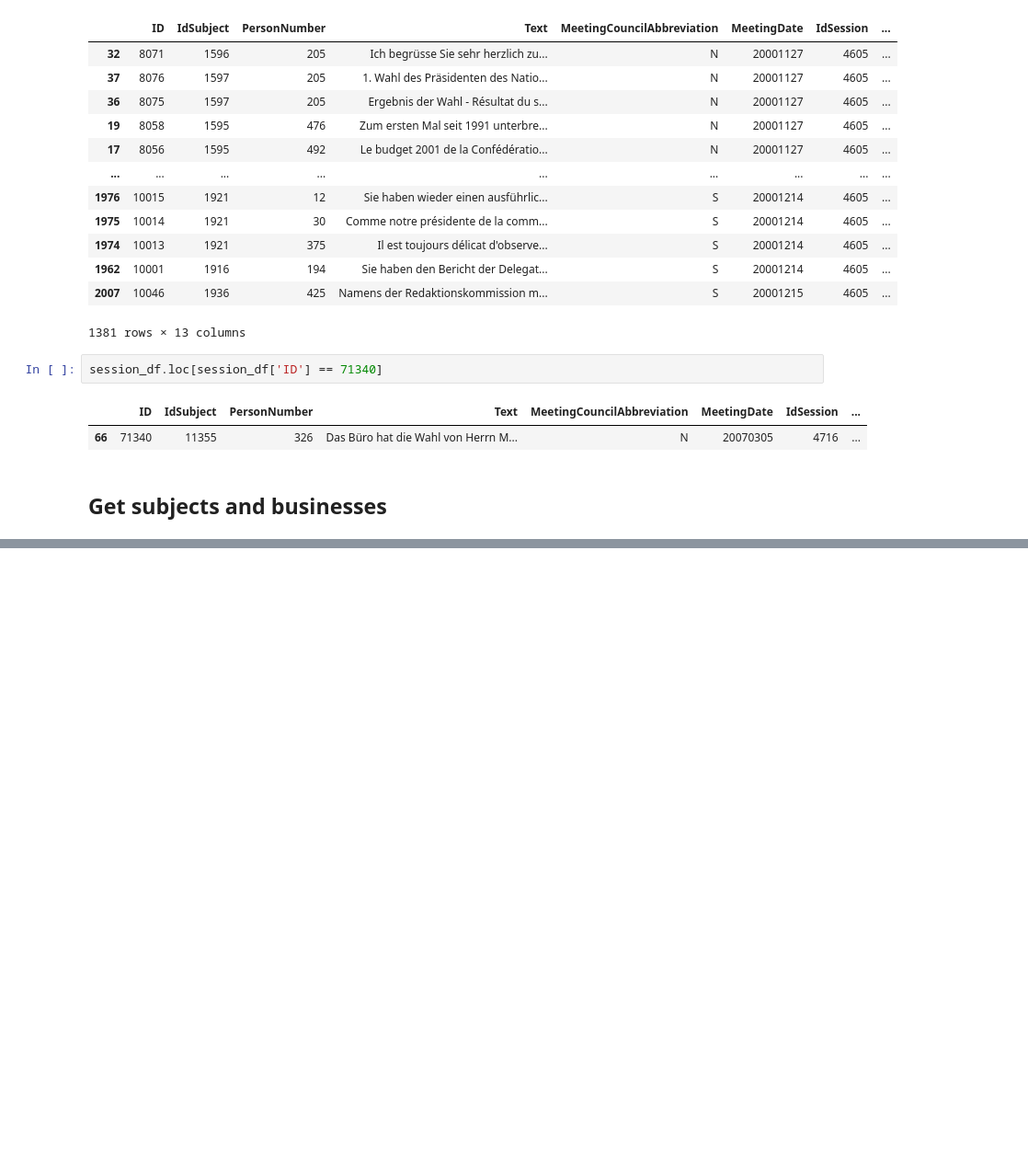
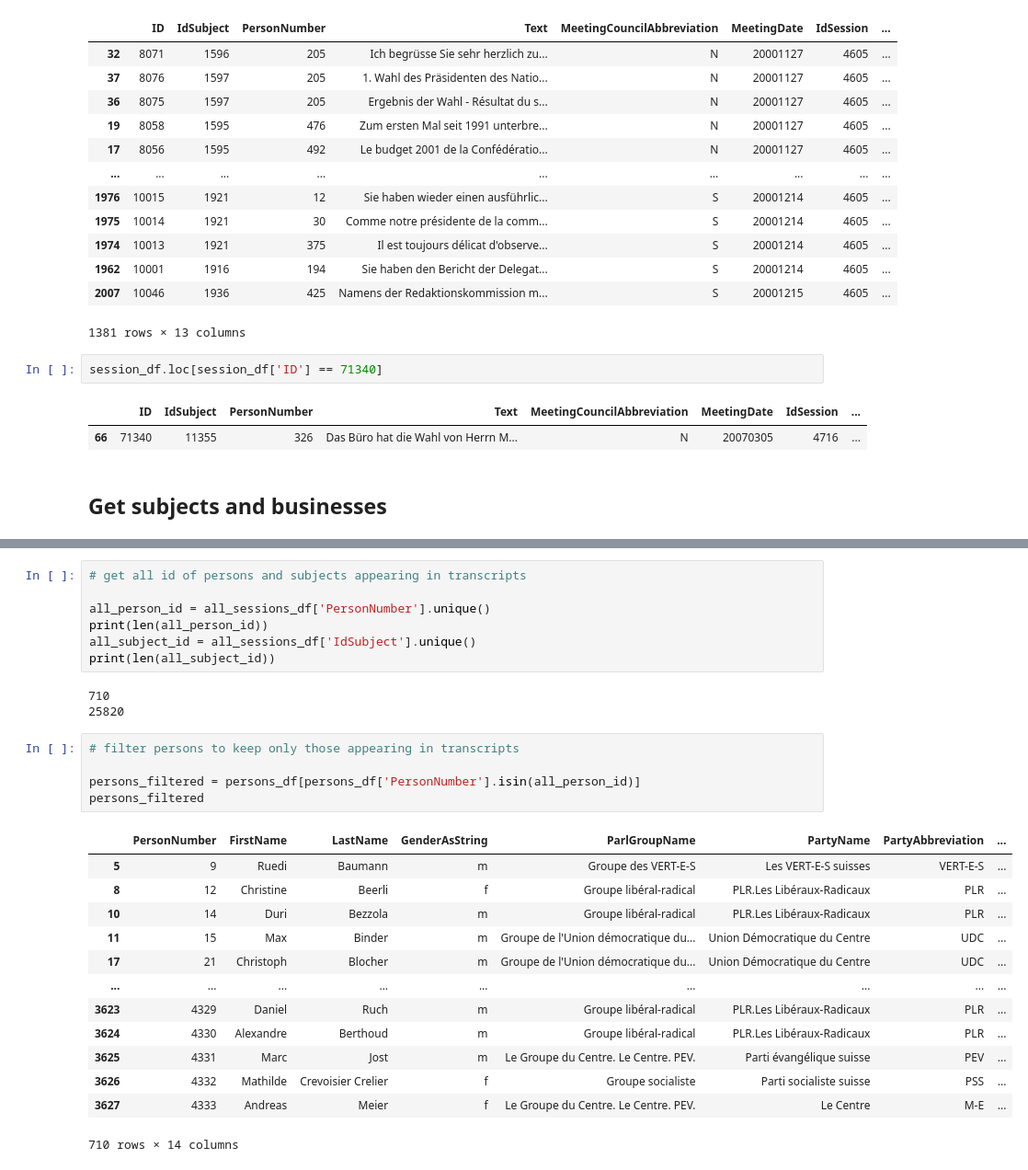
Before and after one commit to cgcrts/ef23_discours, a Jupyter notebook: data_processing.ipynb, the cells around one changed output, grey strips where cells are left out. Shown at 92% size. Cells and saved outputs as stored; diff of their text form; blank space fills up the shorter version.

```diff
--- a/data_processing.ipynb
+++ b/data_processing.ipynb
@@ -395 +390,30 @@ len(all_subject_id)
+# %%
+# get all id of persons and subjects appearing in transcripts
+
+all_person_id = all_sessions_df['PersonNumber'].unique()
+print(len(all_person_id))
+all_subject_id = all_sessions_df['IdSubject'].unique()
+print(len(all_subject_id))
+# %% [output]
+710
+25820
+# %%
+# filter persons to keep only those appearing in transcripts
+
+persons_filtered = persons_df[persons_df['PersonNumber'].isin(all_person_id)]
+persons_filtered
+# %% [output]
+|  | PersonNumber | FirstName | LastName | GenderAsString | ParlGroupName | PartyName | PartyAbbreviation | ... |
+| 5 | 9 | Ruedi | Baumann | m | Groupe des VERT-E-S | Les VERT-E-S suisses | VERT-E-S | ... |
+| 8 | 12 | Christine | Beerli | f | Groupe libéral-radical | PLR.Les Libéraux-Radicaux | PLR | ... |
+| 10 | 14 | Duri | Bezzola | m | Groupe libéral-radical | PLR.Les Libéraux-Radicaux | PLR | ... |
+| 11 | 15 | Max | Binder | m | Groupe de l'Union démocratique du... | Union Démocratique du Centre | UDC | ... |
+| 17 | 21 | Christoph | Blocher | m | Groupe de l'Union démocratique du... | Union Démocratique du Centre | UDC | ... |
+| ... | ... | ... | ... | ... | ... | ... | ... | ... |
+| 3623 | 4329 | Daniel | Ruch | m | Groupe libéral-radical | PLR.Les Libéraux-Radicaux | PLR | ... |
+| 3624 | 4330 | Alexandre | Berthoud | m | Groupe libéral-radical | PLR.Les Libéraux-Radicaux | PLR | ... |
+| 3625 | 4331 | Marc | Jost | m | Le Groupe du Centre. Le Centre. PEV. | Parti évangélique suisse | PEV | ... |
+| 3626 | 4332 | Mathilde | Crevoisier Crelier | f | Groupe socialiste | Parti socialiste suisse | PSS | ... |
+| 3627 | 4333 | Andreas | Meier | f | Le Groupe du Centre. Le Centre. PEV. | Le Centre | M-E | ... |
+710 rows × 14 columns
 # %%
```
Also changed, not shown: parts of 12 cells of this notebook, 3 other files.
